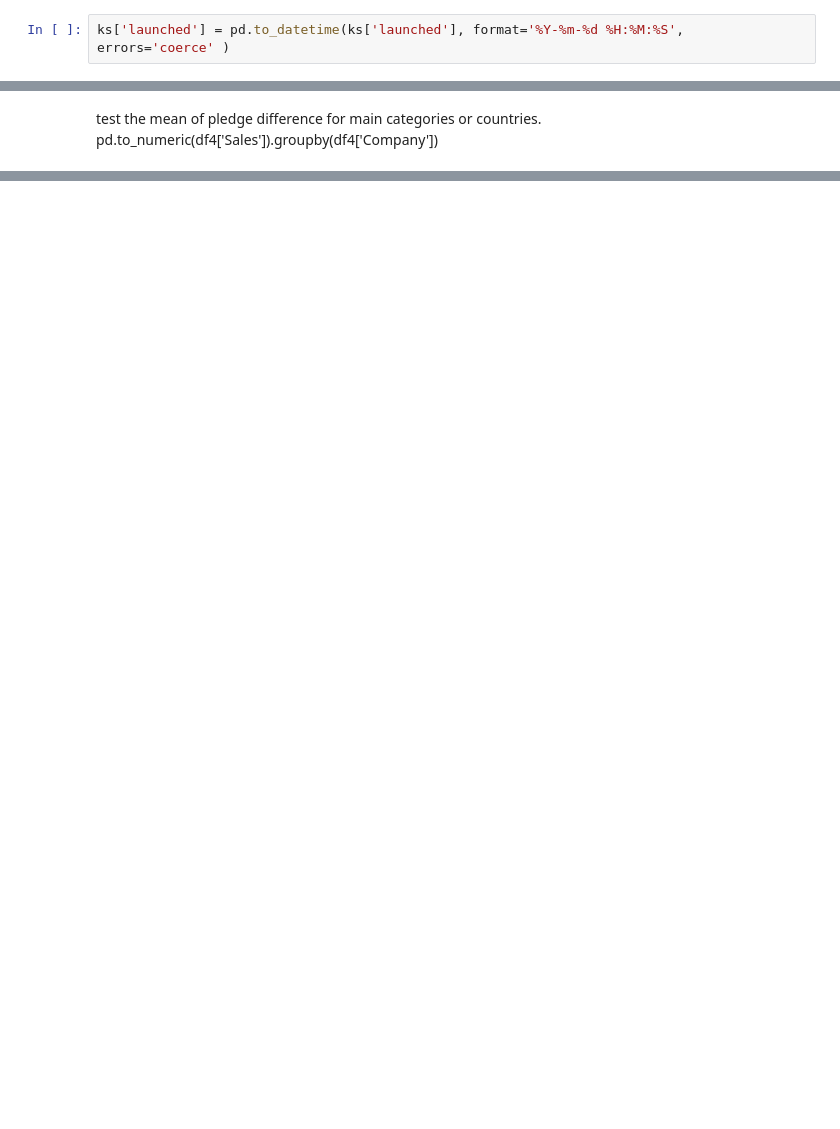
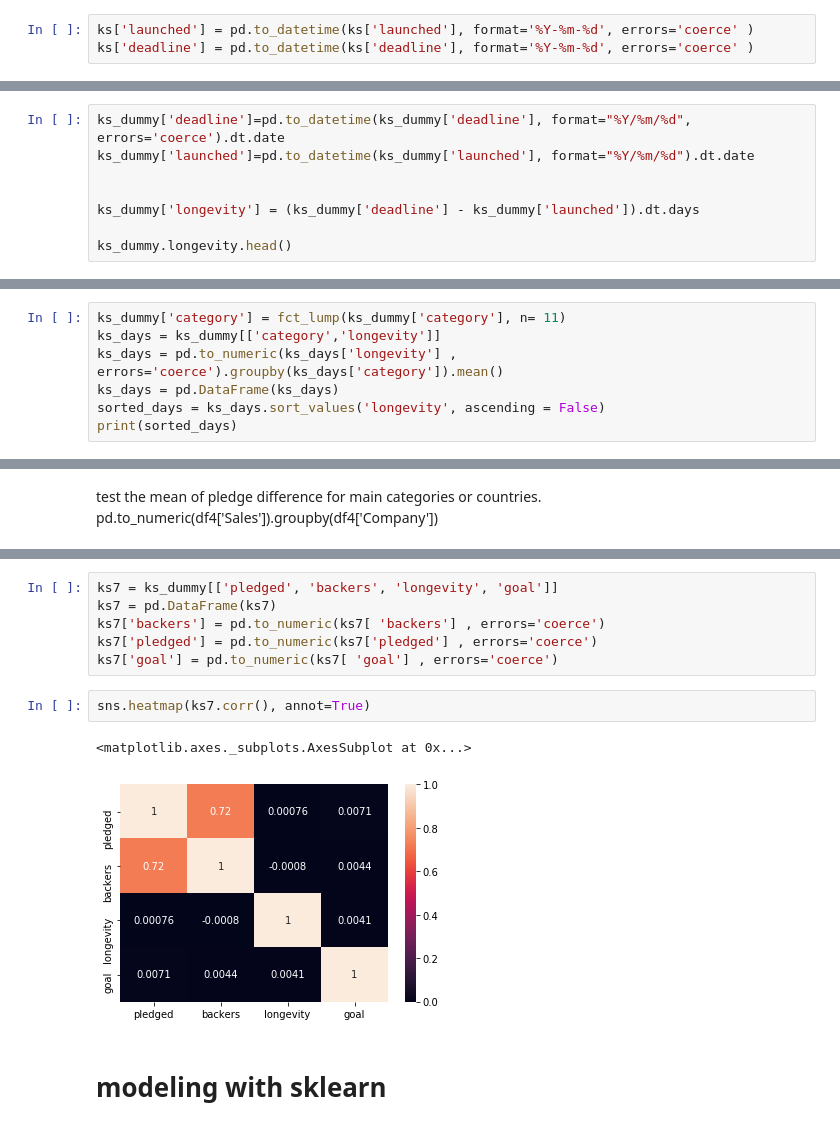
Before and after one commit to coryjanowski/Kickstarter, a Jupyter notebook: ks_statisticalTests.ipynb, the cells around one changed output, grey strips where cells are left out. Drawn from its saved outputs; the diff is of its cells as text; blank space fills up the shorter version.

```diff
--- a/ks_statisticalTests.ipynb
+++ b/ks_statisticalTests.ipynb
@@ -218,7 +183,8 @@ ks['state_lump'].value_counts().plot(kind='barh', figsize=(14,6), title='state o
 from datetime import datetime
 from datetime import timedelta
 # %%
-ks['launched'] = pd.to_datetime(ks['launched'], format='%Y-%m-%d %H:%M:%S', errors='coerce' )
+ks['launched'] = pd.to_datetime(ks['launched'], format='%Y-%m-%d', errors='coerce' )
+ks['deadline'] = pd.to_datetime(ks['deadline'], format='%Y-%m-%d', errors='coerce' )
 # %%
 ks['launched_year']=ks['launched'].dt.year
 ks['launched_year'].dropna(inplace=True)
@@ -282,3 +230,11 @@ ks_dummy.head()
 | 3 | 1000007540 | ToshiCapital Rekordz Needs Help t... | Music | 2012-04-16 | 5000 | 2012-03-17 03:24:11 | 1 | failed | 1 | 1 | ... |
 | 4 | 1000011046 | Community Film Project: The Art o... | Film & Video | 2015-08-29 | 19500 | 2015-07-04 08:35:03 | 1283 | canceled | 14 | 1283 | ... |
 5 rows × 45 columns
+# %%
+ks_dummy['deadline']=pd.to_datetime(ks_dummy['deadline'], format="%Y/%m/%d",  errors='coerce').dt.date
+ks_dummy['launched']=pd.to_datetime(ks_dummy['launched'], format="%Y/%m/%d").dt.date
+
+
+ks_dummy['longevity'] = (ks_dummy['deadline'] - ks_dummy['launched']).dt.days
+
+ks_dummy.longevity.head()
@@ -307,3 +272,10 @@ Photography     3462.573504
 Art             3420.555728
 # %% [markdown]
 Design, Technology and Games have the highest mean of pledged money. The trio is the leader of categories by far!
+# %%
+ks_dummy['category'] = fct_lump(ks_dummy['category'], n= 11)
+ks_days = ks_dummy[['category','longevity']]
+ks_days = pd.to_numeric(ks_days['longevity'] , errors='coerce').groupby(ks_days['category']).mean()
+ks_days = pd.DataFrame(ks_days)
+sorted_days = ks_days.sort_values('longevity', ascending = False)
+print(sorted_days)
@@ -527,0 +529,13 @@ test the mean of pledge difference for main categories or countries. pd.to_numer
+# %%
+ks7 = ks_dummy[['pledged', 'backers', 'longevity', 'goal']]
+ks7 = pd.DataFrame(ks7)
+ks7['backers'] = pd.to_numeric(ks7[ 'backers'] , errors='coerce')
+ks7['pledged'] = pd.to_numeric(ks7['pledged'] , errors='coerce')
+ks7['goal'] = pd.to_numeric(ks7[ 'goal'] , errors='coerce')
+# %%
+sns.heatmap(ks7.corr(), annot=True)
+# %% [output]
+<matplotlib.axes._subplots.AxesSubplot at 0x...>
+[figure, added]
+# %% [markdown]
+# modeling with sklearn
```
Also changed, not shown: parts of 37 cells of this notebook, 1 other file.
